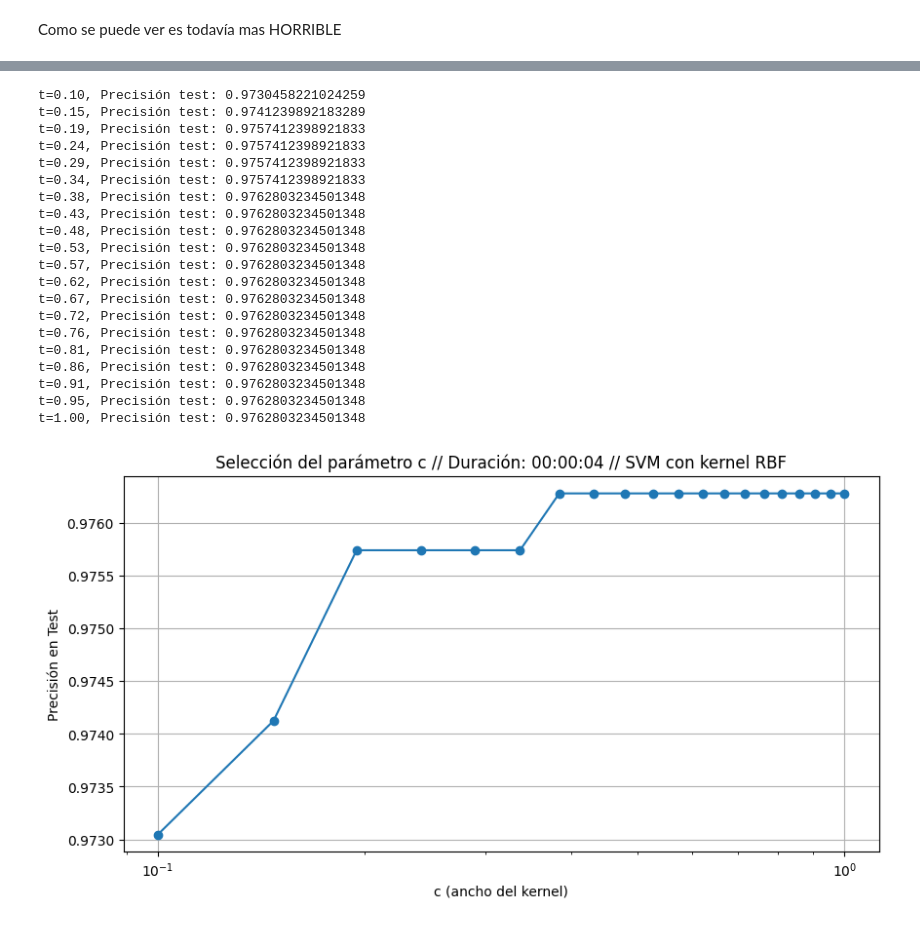
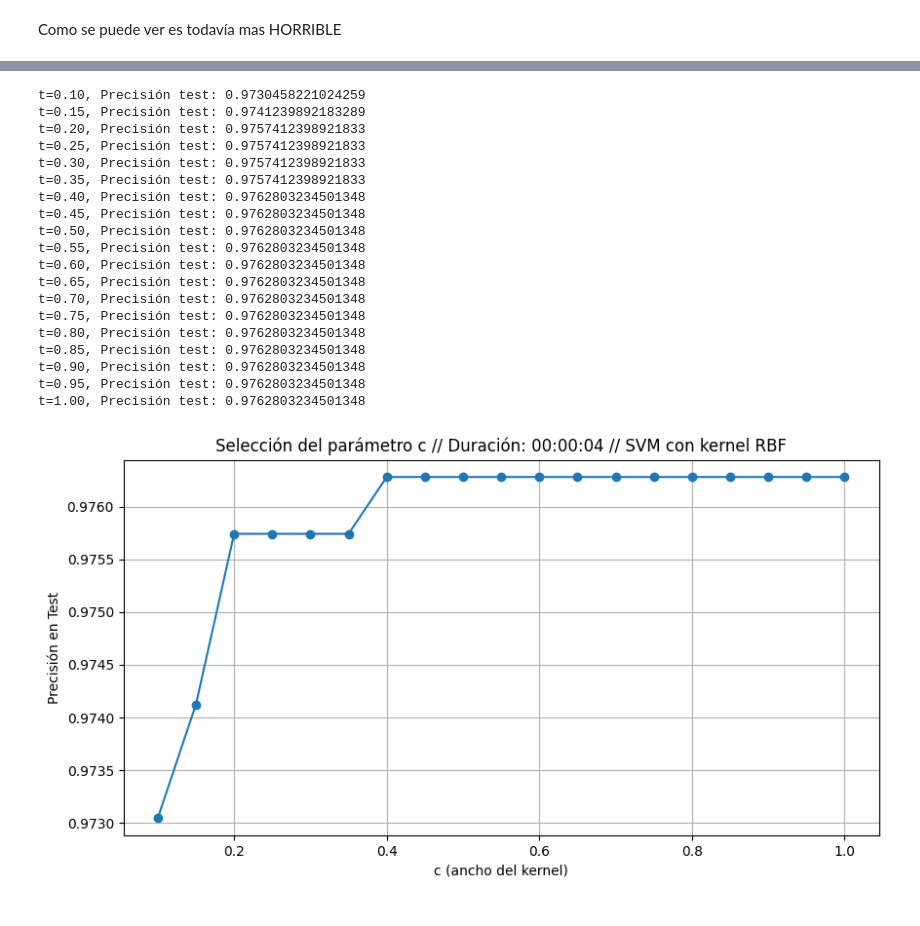
Before and after one commit to juansearg/TP2_multivariado, a Jupyter notebook: Ejercicio_1_Grupo_1.ipynb, the cells around one changed output, grey strips where cells are left out. Drawn from its saved outputs; the diff is of its cells as text; code cells hidden in the pictures.

```diff
--- a/Ejercicio_1_Grupo_1.ipynb
+++ b/Ejercicio_1_Grupo_1.ipynb
@@ -86,7 +86,7 @@ X_train, X_test, y_train, y_test = train_test_split(X, y, test_size=0.2, random_
 # %%
 # SVM con kernel lineal
 # Evaluación de parámetros c
-c_values = np.linspace(0.1, 1.0, 20)
+c_values = np.arange(0.1, 1.0+0.05, 0.05)
 test_scores = []
 
 
@@ -106,7 +106,6 @@ test_scores_df = pd.DataFrame(test_scores, index=c_values, columns=['lineal'])
 # Gráfico
 plt.figure(figsize=(10, 5))
 plt.plot(c_values, test_scores, 'o-')
-plt.xscale('log')
 plt.xlabel('c (ancho del kernel)')
 plt.ylabel('Precisión en Test')
 duracion=gmtime(time()-initial_time)
@@ -196,7 +194,7 @@ Como se puede ver es todavía mas HORRIBLE
 # %%
 # SVM con kernel polinómico grado 2
 # Evaluación de parámetros c
-c_values = np.linspace(0.1, 1.0, 20)
+
 test_scores = []
 
 
@@ -216,7 +214,6 @@ test_scores_df['polinomico'] = test_scores
 # Gráfico
 plt.figure(figsize=(10, 5))
 plt.plot(c_values, test_scores, 'o-')
-plt.xscale('log')
 plt.xlabel('c (ancho del kernel)')
 plt.ylabel('Precisión en Test')
 duracion=gmtime(time()-initial_time)
@@ -248,55 +244,52 @@ t=1.00, Precisión test: 0.9768194070080862
 # %%
-# SVM con kernel rbf grado 2
+# SVM con kernel rbf
 # Evaluación de parámetros c
-c_values = np.linspace(0.1, 1.0, 20)
 test_scores = []
 
 
 initial_time=time()
 test_scores=[]
 for c in c_values:
     clf = svm.SVC(kernel='rbf',C=c)
     clf.fit(X_train,y_train)
     y_pred = clf.predict(X_test)
     score = accuracy_score(y_test, y_pred)
     test_scores.append(score)
     print(f"t={c:.2f}, Precisión test: {score}")
 
 # Guardamos los resultados para el gráfico final de comparación
 test_scores_df['rbf'] = test_scores
 
 # Gráfico
 plt.figure(figsize=(10, 5))
 plt.plot(c_values, test_scores, 'o-')
-plt.xscale('log')
 plt.xlabel('c (ancho del kernel)')
 plt.ylabel('Precisión en Test')
 duracion=gmtime(time()-initial_time)
 plt.title(f'Selección del parámetro c // Duración: {strftime("%H:%M:%S", duracion)} // SVM con kernel RBF')
 plt.grid(True)
 plt.show()
 # %% [output]
 t=0.10, Precisión test: 0.9730458221024259
 t=0.15, Precisión test: 0.9741239892183289
-t=0.19, Precisión test: 0.9757412398921833
-t=0.24, Precisión test: 0.9757412398921833
-t=0.29, Precisión test: 0.9757412398921833
-t=0.34, Precisión test: 0.9757412398921833
-t=0.38, Precisión test: 0.9762803234501348
-t=0.43, Precisión test: 0.9762803234501348
-t=0.48, Precisión test: 0.9762803234501348
-t=0.53, Precisión test: 0.9762803234501348
-t=0.57, Precisión test: 0.9762803234501348
-t=0.62, Precisión test: 0.9762803234501348
-t=0.67, Precisión test: 0.9762803234501348
-t=0.72, Precisión test: 0.9762803234501348
-t=0.76, Precisión test: 0.9762803234501348
-t=0.81, Precisión test: 0.9762803234501348
-t=0.86, Precisión test: 0.9762803234501348
-t=0.91, Precisión test: 0.9762803234501348
+t=0.20, Precisión test: 0.9757412398921833
+t=0.25, Precisión test: 0.9757412398921833
+t=0.30, Precisión test: 0.9757412398921833
+t=0.35, Precisión test: 0.9757412398921833
+t=0.40, Precisión test: 0.9762803234501348
+t=0.45, Precisión test: 0.9762803234501348
+t=0.50, Precisión test: 0.9762803234501348
+t=0.55, Precisión test: 0.9762803234501348
+t=0.60, Precisión test: 0.9762803234501348
+t=0.65, Precisión test: 0.9762803234501348
+t=0.70, Precisión test: 0.9762803234501348
+t=0.75, Precisión test: 0.9762803234501348
+t=0.80, Precisión test: 0.9762803234501348
+t=0.85, Precisión test: 0.9762803234501348
+t=0.90, Precisión test: 0.9762803234501348
 t=0.95, Precisión test: 0.9762803234501348
 t=1.00, Precisión test: 0.9762803234501348
-[figure, old version]
+[figure, new version]
 # %%
 # Gráfico de comparación
 plt.figure(figsize=(10, 5))
```
Also changed, not shown: parts of 5 cells of this notebook.
